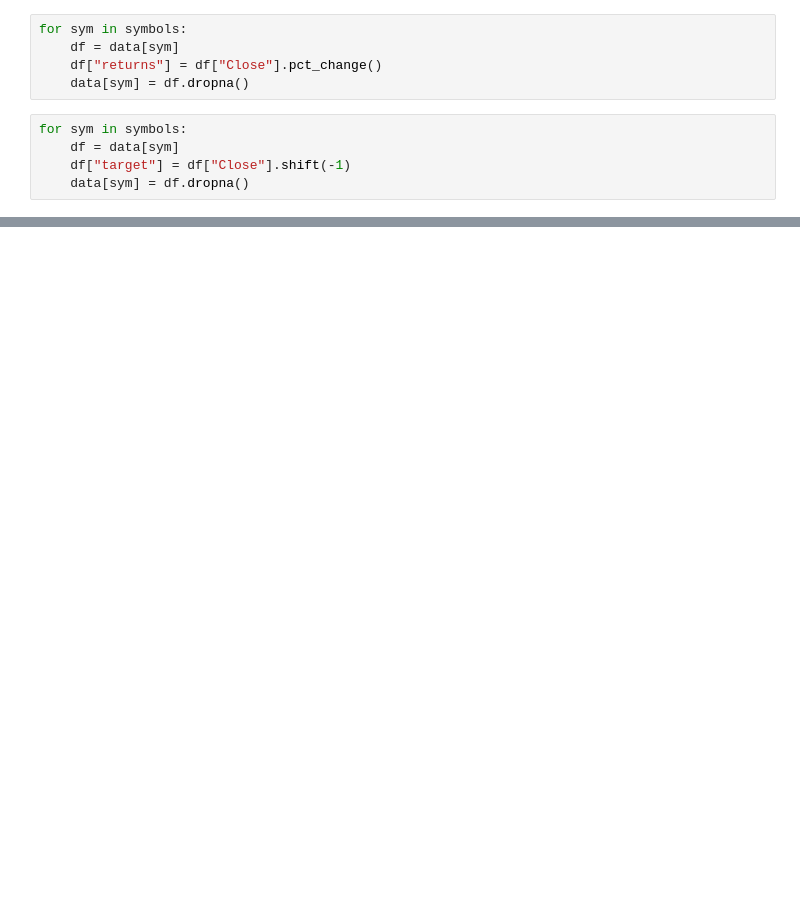
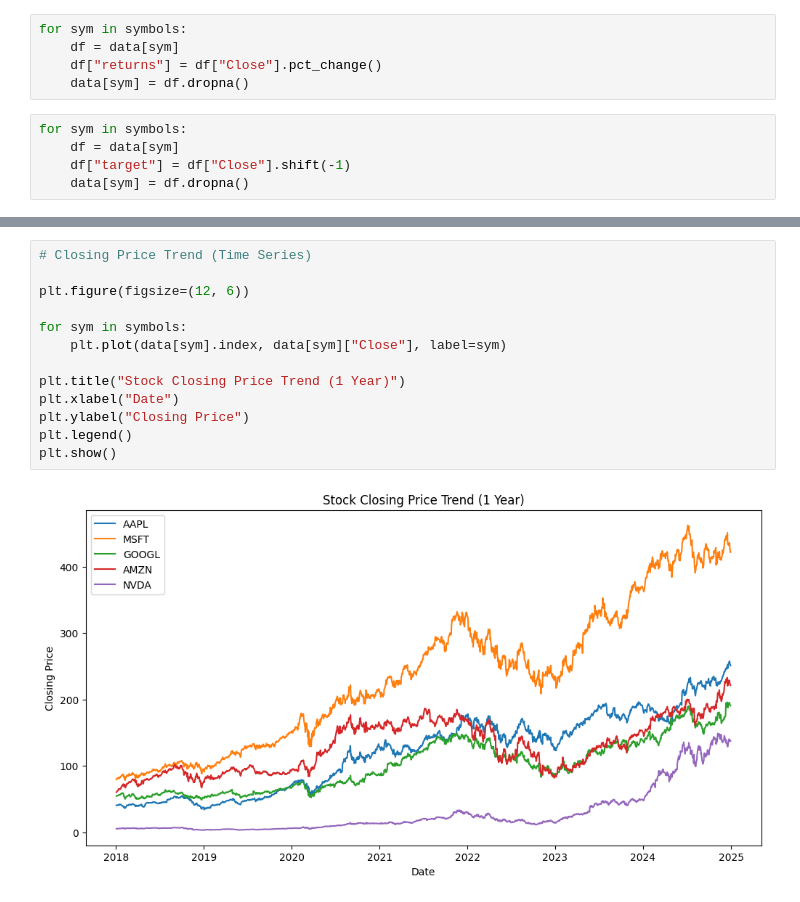
Before and after one commit to ajay9803/stock_market_prediction, a Jupyter notebook: main.ipynb, the cells around one changed output, grey strips where cells are left out. Drawn from its saved outputs; the diff is of its cells as text; blank space fills up the shorter version.

Commit message:
exploratory data analysis

```diff
--- a/main.ipynb
+++ b/main.ipynb
@@ -60,3 +47,18 @@ MSFT baseline MAE: 2.897
 GOOGL baseline MAE: 1.373
 AMZN baseline MAE: 1.961
 NVDA baseline MAE: 0.69
+# %%
+# Closing Price Trend (Time Series)
+
+plt.figure(figsize=(12, 6))
+
+for sym in symbols:
+    plt.plot(data[sym].index, data[sym]["Close"], label=sym)
+
+plt.title("Stock Closing Price Trend (1 Year)")
+plt.xlabel("Date")
+plt.ylabel("Closing Price")
+plt.legend()
+plt.show()
+# %% [output]
+[figure, added]
```
Also changed, not shown: parts of 7 cells of this notebook.
